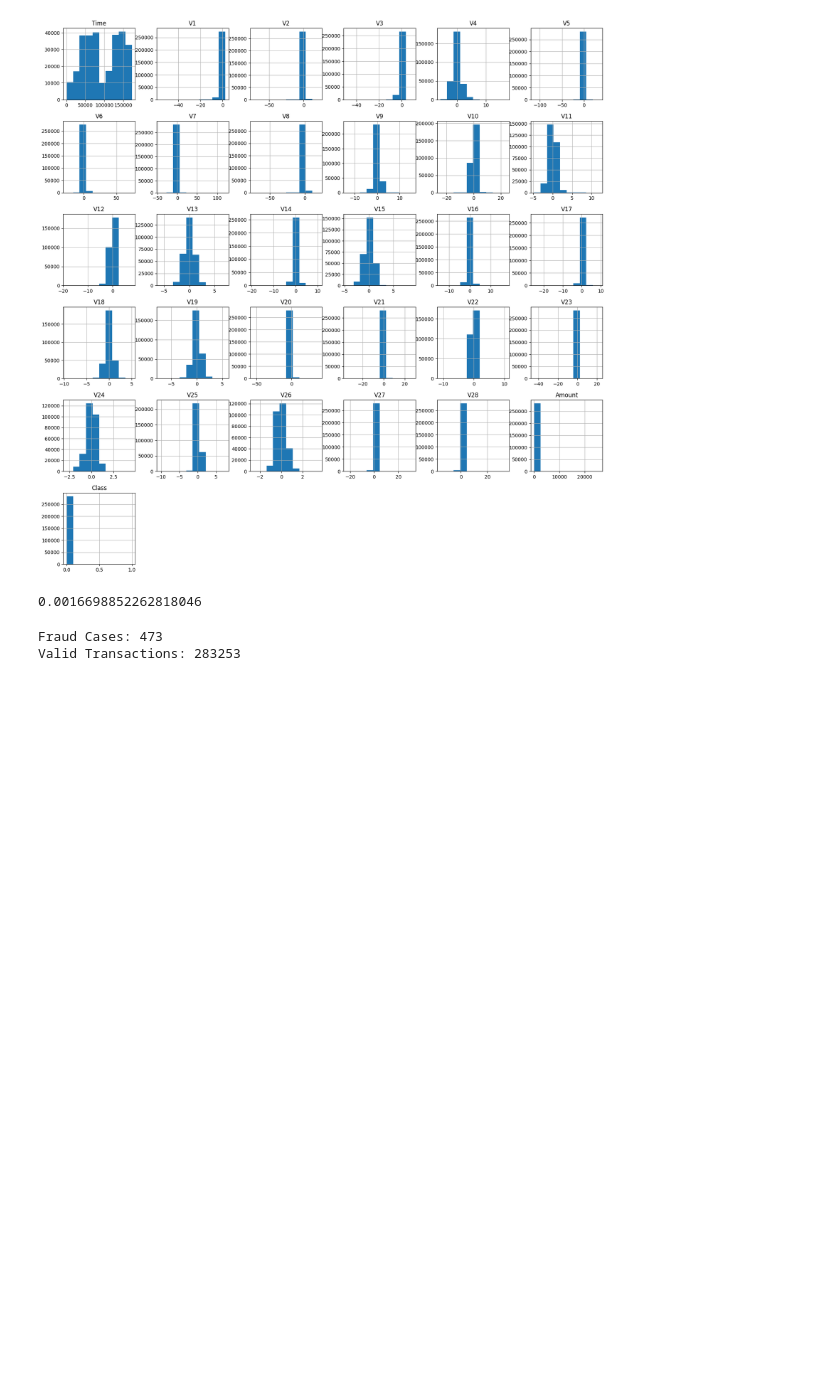
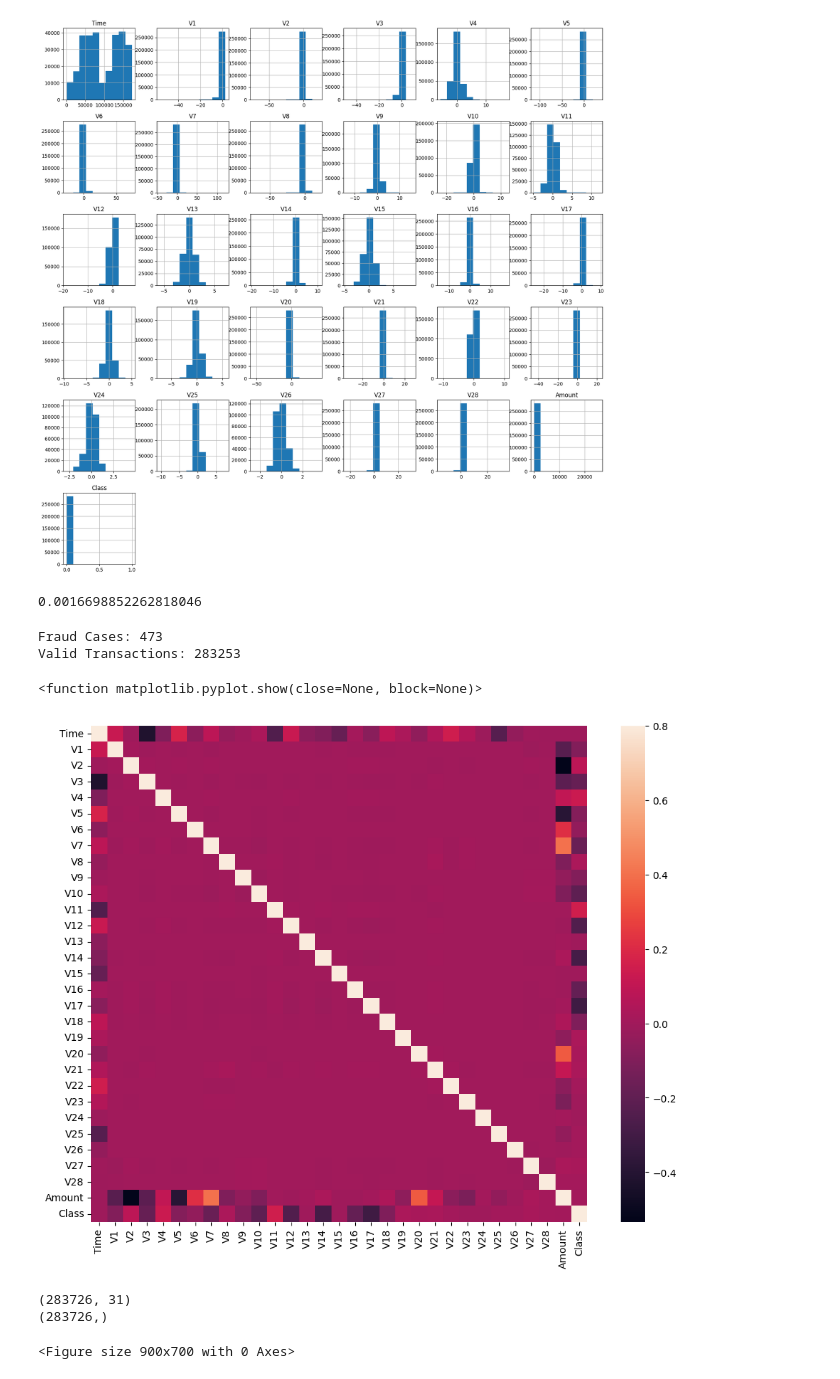
Before and after one commit to preetikhullbe/Credit-Card-Fraud-Detection, a Jupyter notebook: credit_card_fraud.ipynb, the cells around one changed output. Saved outputs shown, nothing was run; the diff lists cells and outputs as text; code cells hidden in the pictures; blank space fills up the shorter version.

```diff
--- a/credit_card_fraud.ipynb
+++ b/credit_card_fraud.ipynb
@@ -100,3 +101,11 @@ print('Valid Transactions: {}'.format(len(df[df['Class'] == 0])))
 # %% [output]
 Fraud Cases: 473
 Valid Transactions: 283253
+# %%
+# Correlation matrix
+plt.figure(figsize = (12, 9))
+sns.heatmap(df.corr(), vmax = .8, square = True)
+plt.show
+# %% [output]
+<function matplotlib.pyplot.show(close=None, block=None)>
+[figure, added]
@@ -102,0 +115,12 @@ Valid Transactions: 283253
+# %%
+target ="Class"
+
+X = df[columns]
+Y = df[target]
+
+# Print shapes
+print(X.shape)
+print(Y.shape)
+# %% [output]
+(283726, 31)
+(283726,)
@@ -102,0 +134,14 @@ Valid Transactions: 283253
+# %%
+# define outlier detection tools to be compared
+classifiers = {
+    "Isolation Forest": IsolationForest(max_samples=len(X),
+                                        contamination=outlier_fraction,
+                                        random_state=state),
+    "Local Outlier Factor": LocalOutlierFactor(
+        n_neighbors=20,
+        contamination=outlier_fraction)}
+
+plt.figure(figsize=(9, 7))
+n_outliers = len(Fraud)
+# %% [output]
+<Figure size 900x700 with 0 Axes>
```
Also changed, not shown: parts of 4 cells of this notebook.
